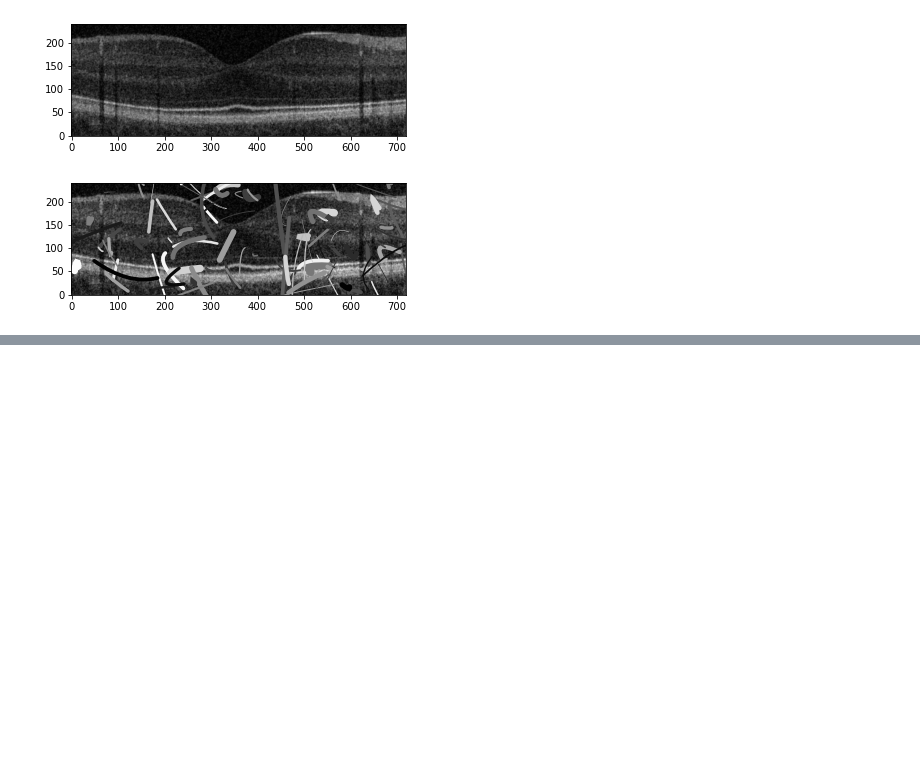
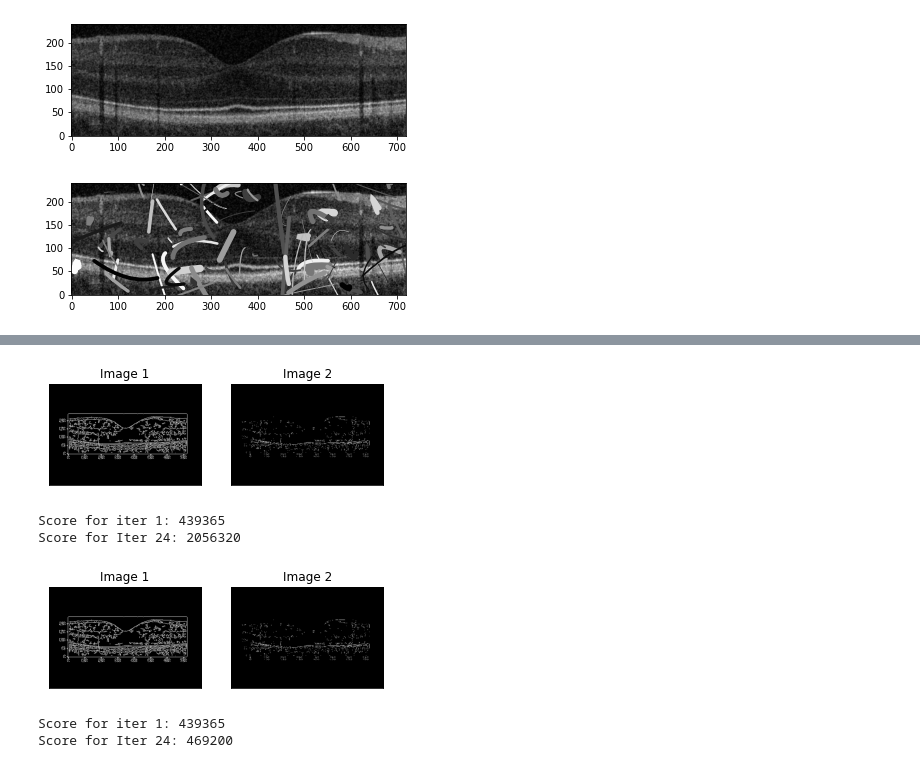
Before and after one commit to pproe/camo-worm-optimisation, a Jupyter notebook: testspace.ipynb, the cells around one changed output, grey strips where cells are left out. Drawn from its saved outputs; the diff is of its cells as text; code cells hidden in the pictures; blank space fills up the shorter version.

Commit message:
Add edge detection evaluation

```diff
--- a/testspace.ipynb
+++ b/testspace.ipynb
@@ -48,3 +47,24 @@ def camo_difference(clew, image):
                 region_colour_total += colour_at_point
         total_cost += abs(region_colour_total - (_wl * worm.colour))
     return total_cost
+# %%
+from evaluation import *
+
+# Run evaluation of two images
+
+IMG1_PATH = './images/blank_drawing.png'
+IMG2_PATH = './gbest_imgs/gbest_1.png'
+
+print("Score for iter 1: " + str(evaluate_images(IMG1_PATH, IMG2_PATH, False)))
+
+IMG1_PATH = './images/blank_drawing.png'
+IMG2_PATH = './gbest_imgs/gbest_24.png'
+
+print("Score for Iter 24: " + str(evaluate_images(IMG1_PATH, IMG2_PATH, False)))
+# %% [output]
+[figure, added]
+Score for iter 1: 439365
+Score for Iter 24: 2056320
+[figure, added]
+Score for iter 1: 439365
+Score for Iter 24: 469200
```
Also changed, not shown: parts of 2 cells of this notebook, 2 other files.
